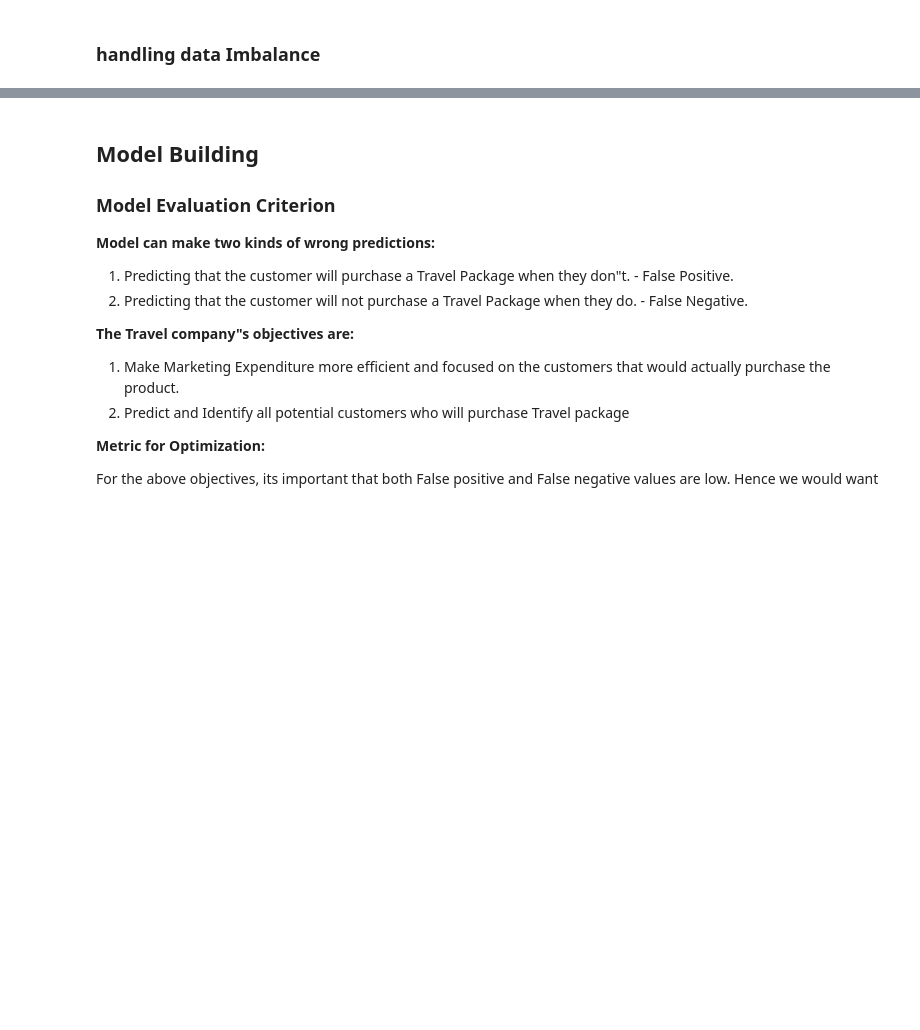
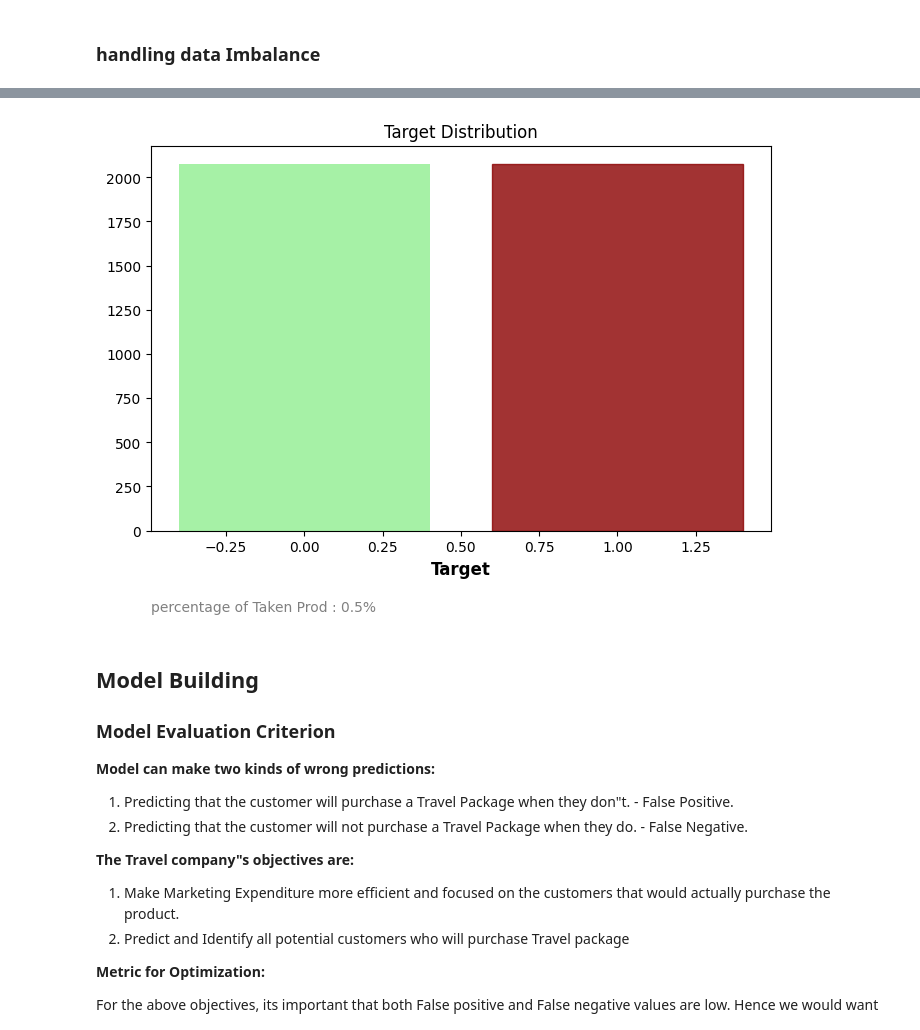
Before and after one commit to Kirtimaanwani/Travel-package-purchase-prediction, a Jupyter notebook: notebooks/problem-statement-and-EDA.ipynb, the cells around one changed output, grey strips where cells are left out. Saved outputs shown, nothing was run; the diff lists cells and outputs as text; code cells hidden in the pictures; blank space fills up the shorter version.

```diff
--- a/notebooks/problem-statement-and-EDA.ipynb
+++ b/notebooks/problem-statement-and-EDA.ipynb
@@ -1836,0 +1841,4 @@ dtype: int64
+# %%
+from imblearn.combine import SMOTETomek
+smt = SMOTETomek(random_state=42)
+X_train, y_train = smt.fit_resample(X_train, y_train)
@@ -1837,3 +1869,7 @@ dtype: int64
+# %%
+target_distribution(X_train,y_train)
+# %% [output]
+[figure, added]
 # %%
 # for i in A_train.columns:
 #     if i not in B_train.columns:
```
Also changed, not shown: parts of 9 cells of this notebook, 1 other file.
